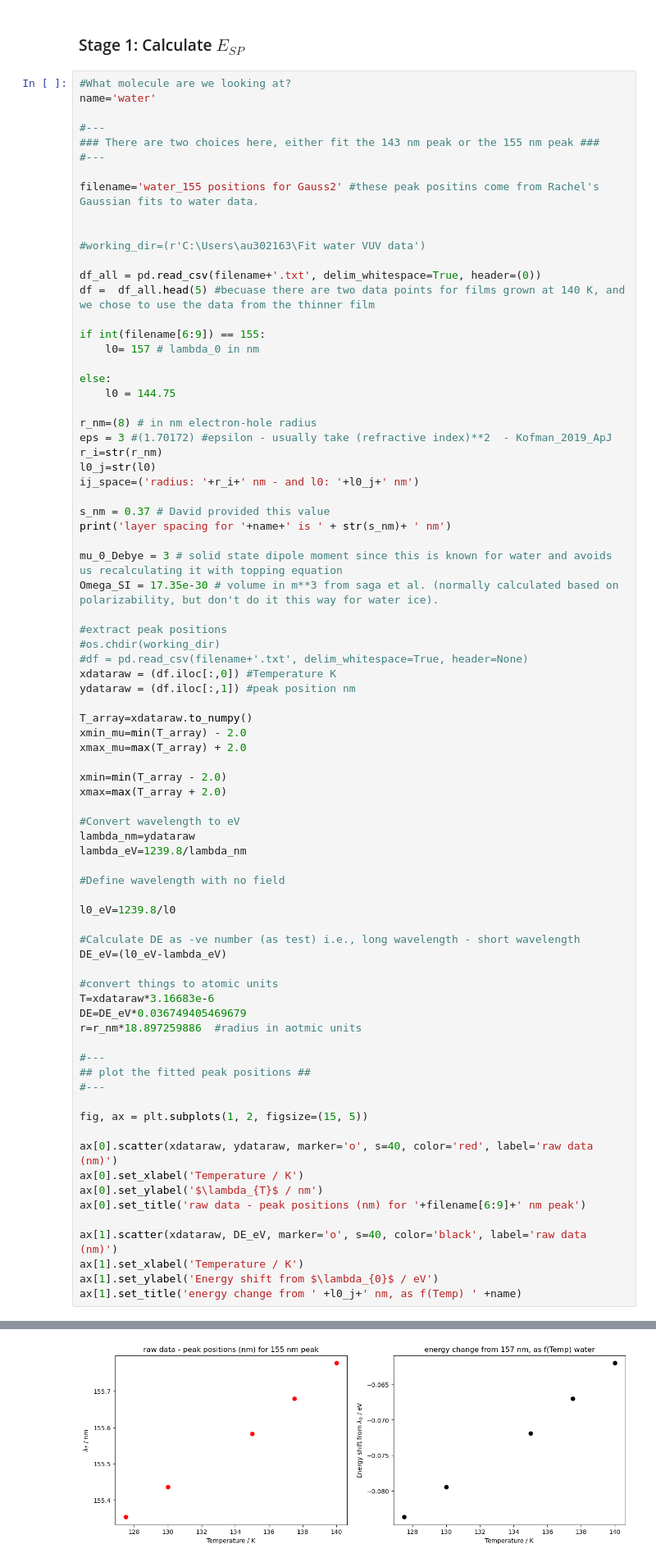
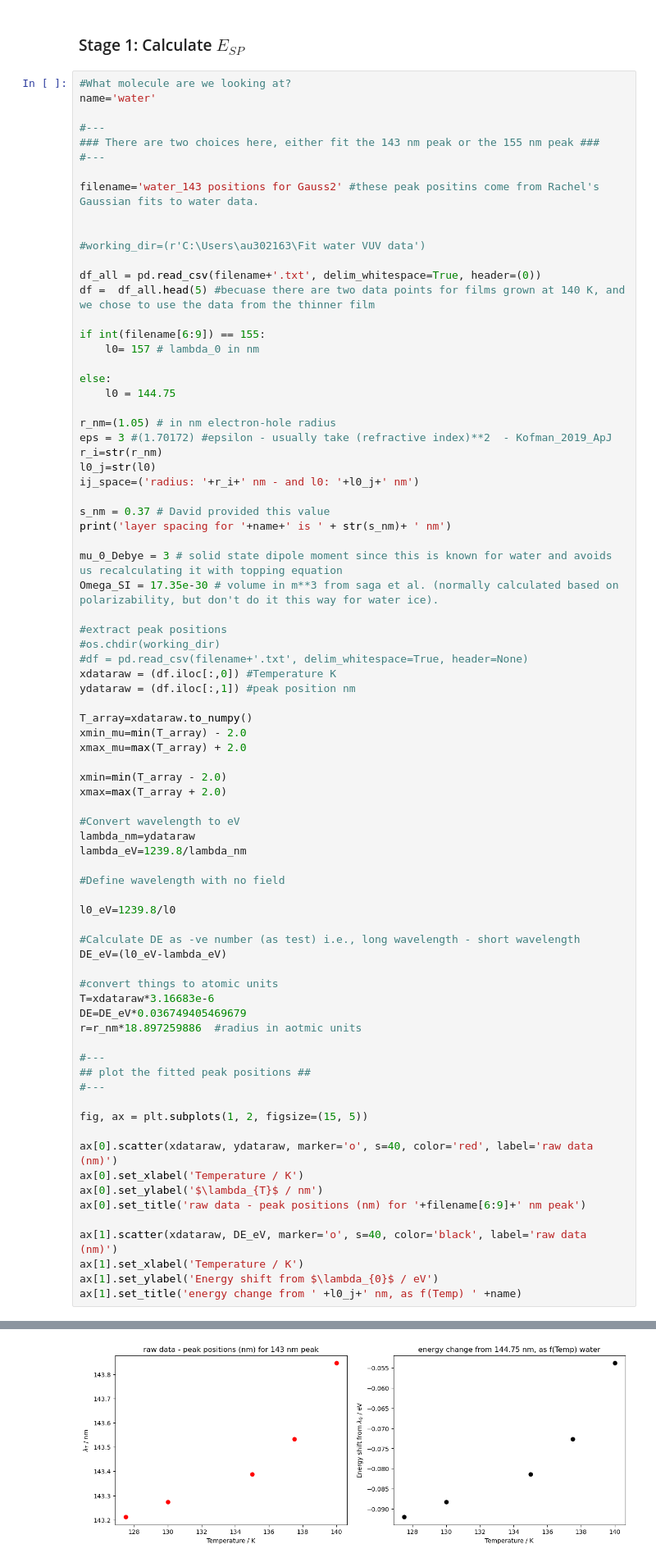
Before and after one commit to cassidy-andrew/VUV_water_spont, a Jupyter notebook: regularising the water data.ipynb, the cells around one changed output, grey strips where cells are left out. Shown at 82% size. Cells and saved outputs as stored; diff of their text form.

```diff
--- a/regularising the water data.ipynb
+++ b/regularising the water data.ipynb
@@ -78,7 +78,7 @@ name='water'
 ### There are two choices here, either fit the 143 nm peak or the 155 nm peak ###
 #---
 
-filename='water_155 positions for Gauss2' #these peak positins come from Rachel's Gaussian fits to water data.
+filename='water_143 positions for Gauss2' #these peak positins come from Rachel's Gaussian fits to water data.
 
 
 #working_dir=(r'C:\Users\au302163\Fit water VUV data')
@@ -92,7 +92,7 @@ if int(filename[6:9]) == 155:
 else:
     l0 = 144.75
 
-r_nm=(8) # in nm electron-hole radius
+r_nm=(1.05) # in nm electron-hole radius
 eps = 3 #(1.70172) #epsilon - usually take (refractive index)**2  - Kofman_2019_ApJ
 r_i=str(r_nm)
 l0_j=str(l0)
@@ -154,4 +154,4 @@ Text(0.5, 1.0, 'energy change from 157 nm, as f(Temp) water')
-[figure, old version]
+[figure, new version]
 # %%
 #Define the relevant functions
 
```
Also changed, not shown: parts of 4 cells of this notebook, 7 other files.
